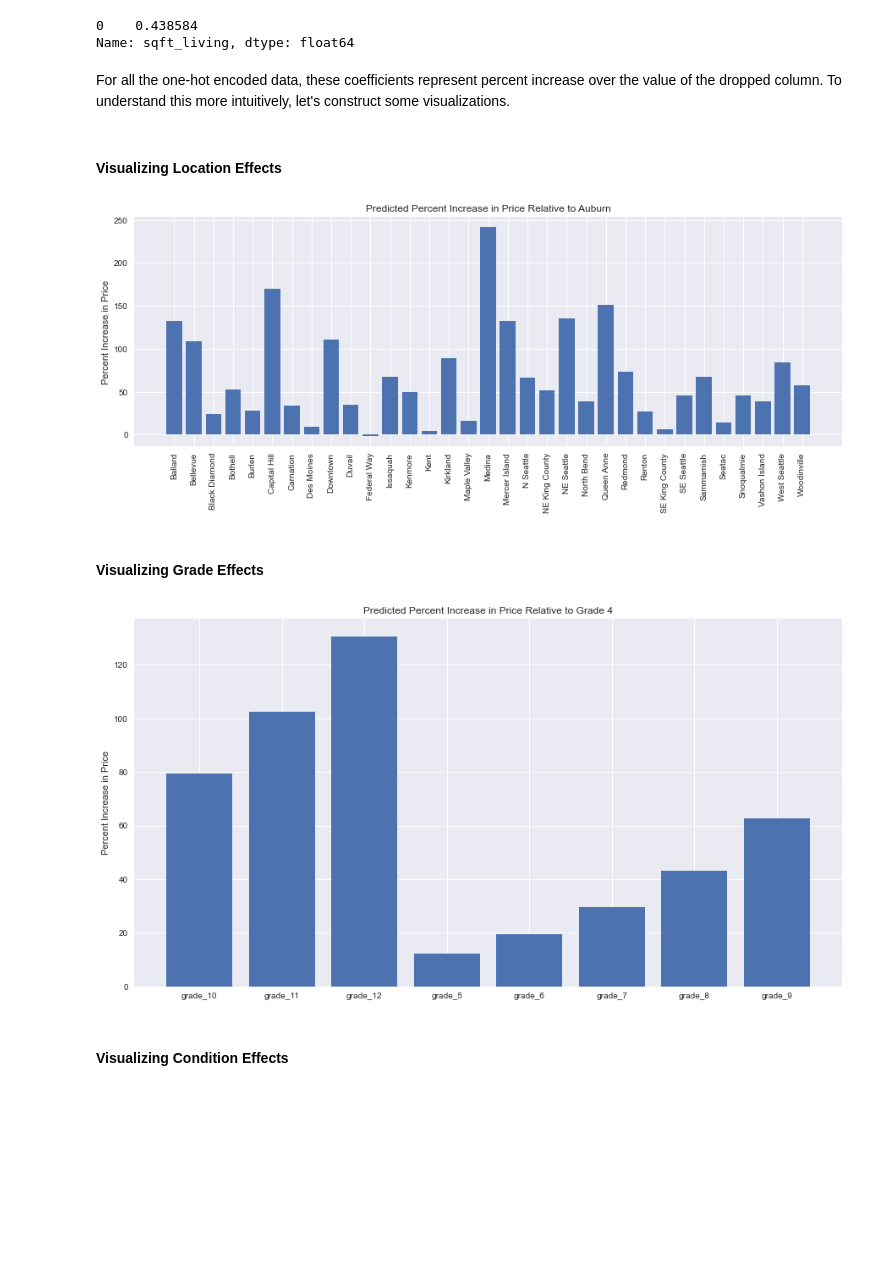
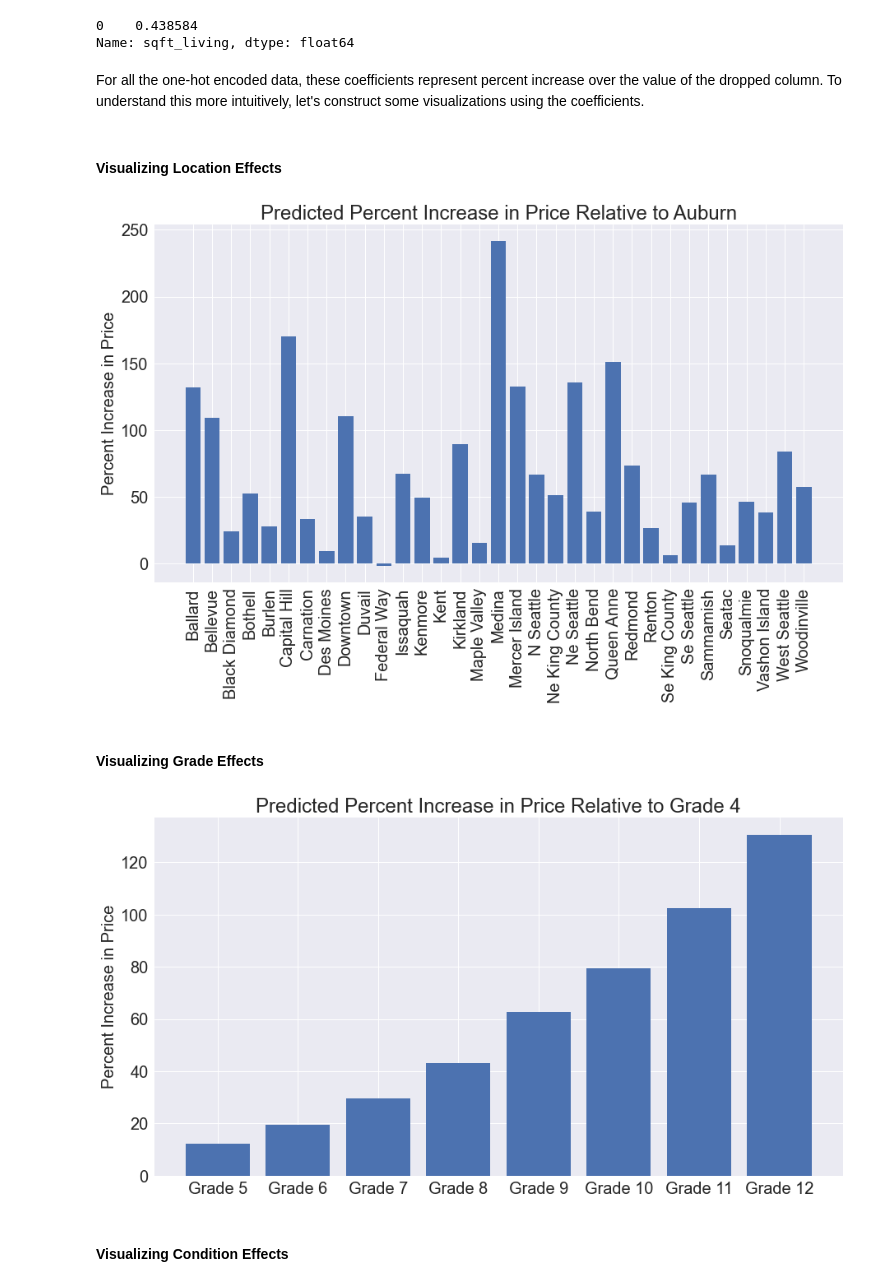
Before and after one commit to nonlocal-lia/King-County-Housing-Analysis, a Jupyter notebook: king_county_housing_analysis.ipynb, the cells around one changed output. Cells and saved outputs as stored; diff of their text form; code cells hidden in the pictures; blank space fills up the shorter version.

```diff
--- a/king_county_housing_analysis.ipynb
+++ b/king_county_housing_analysis.ipynb
@@ -1140,17 +1140,6 @@ coef['sqft_living']
 0    0.438584
 Name: sqft_living, dtype: float64
 # %% [markdown]
-For all the one-hot encoded data, these coefficients represent percent increase over the value of the dropped column. To understand this more intuitively, let's construct some visualizations.
+For all the one-hot encoded data, these coefficients represent percent increase over the value of the dropped column. To understand this more intuitively, let's construct some visualizations using the coefficients.
 # %% [markdown]
 #### Visualizing Location Effects
-# %%
-location_coef = []
-for location in locations:
-    location_coef.append(float(coef[location]))
-fig, ax = plt.subplots(figsize=(15, 5))
-ax = plt.bar(locations, location_coef)
-plt.xticks(rotation = 90)
-plt.ylabel("Percent Increase in Price")
-plt.title("Predicted Percent Increase in Price Relative to Auburn");
-# %% [output]
-[figure, removed]
@@ -1157,2 +1157,10 @@ plt.title("Predicted Percent Increase in Price Relative to Auburn");
+# %%
+#Removing the column dropped to prevent dummy variable trap
+cats_zip.remove('Auburn')
+# %%
+viz.one_hot_coef_graph(coef, cats_zip, 'Auburn', target_name='Price',
+                       increase_type='Percent', size=(15, 8), rotate = 90, save_name='location')
+# %% [output]
+[figure, added]
 # %% [markdown]
 #### Visualizing Grade Effects
@@ -1162,10 +1166,0 @@ cats_grade.remove('grade_4')
-# %%
-grade_coef = []
-for cat in cats_grade:
-    grade_coef.append(float(coef[cat]))
-fig, ax = plt.subplots(figsize=(15, 8))
-ax = plt.bar(cats_grade, grade_coef)
-plt.ylabel("Percent Increase in Price")
-plt.title("Predicted Percent Increase in Price Relative to Grade 4");
-# %% [output]
-[figure, removed]
@@ -1172,2 +1169,7 @@ plt.title("Predicted Percent Increase in Price Relative to Grade 4");
+# %%
+viz.one_hot_coef_graph(coef, cats_grade, 'Grade 4', target_name='Price',
+                       increase_type='Percent', size=(15, 8), save_name='grade')
+# %% [output]
+[figure, added]
 # %% [markdown]
 #### Visualizing Condition Effects
```
Also changed, not shown: parts of 32 cells of this notebook, 2 other files.
